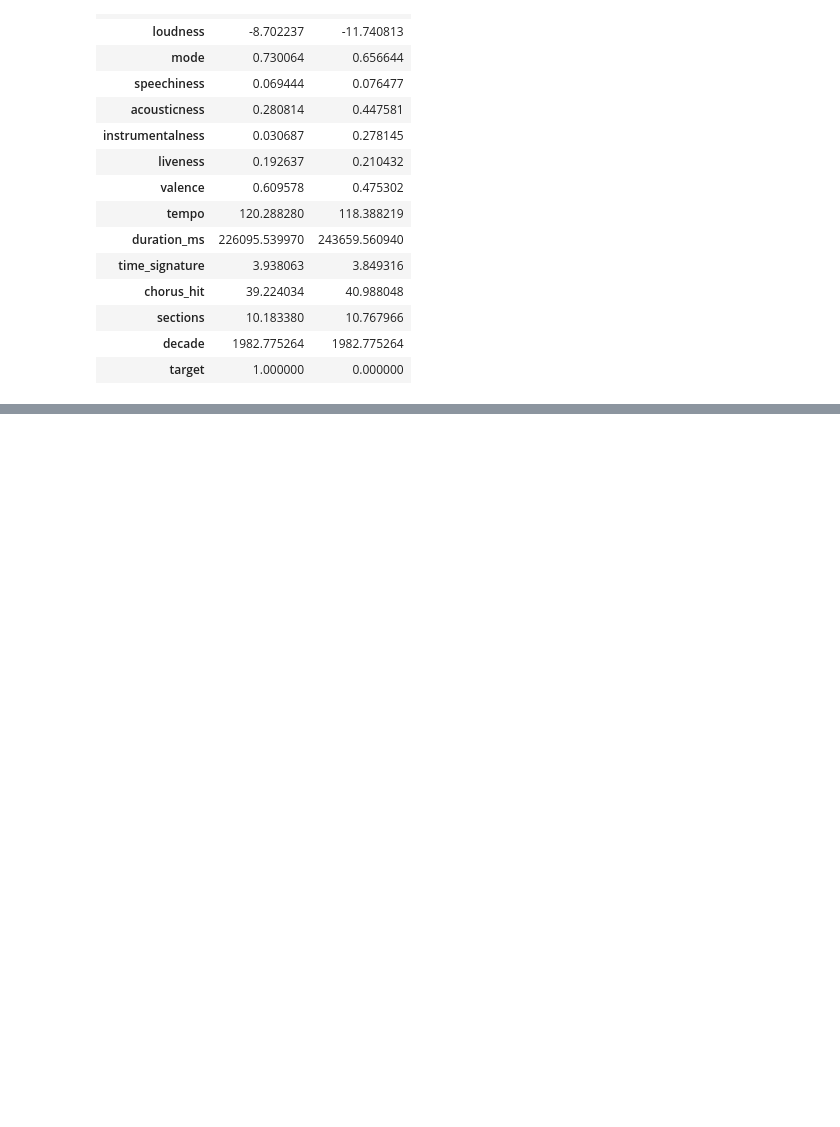
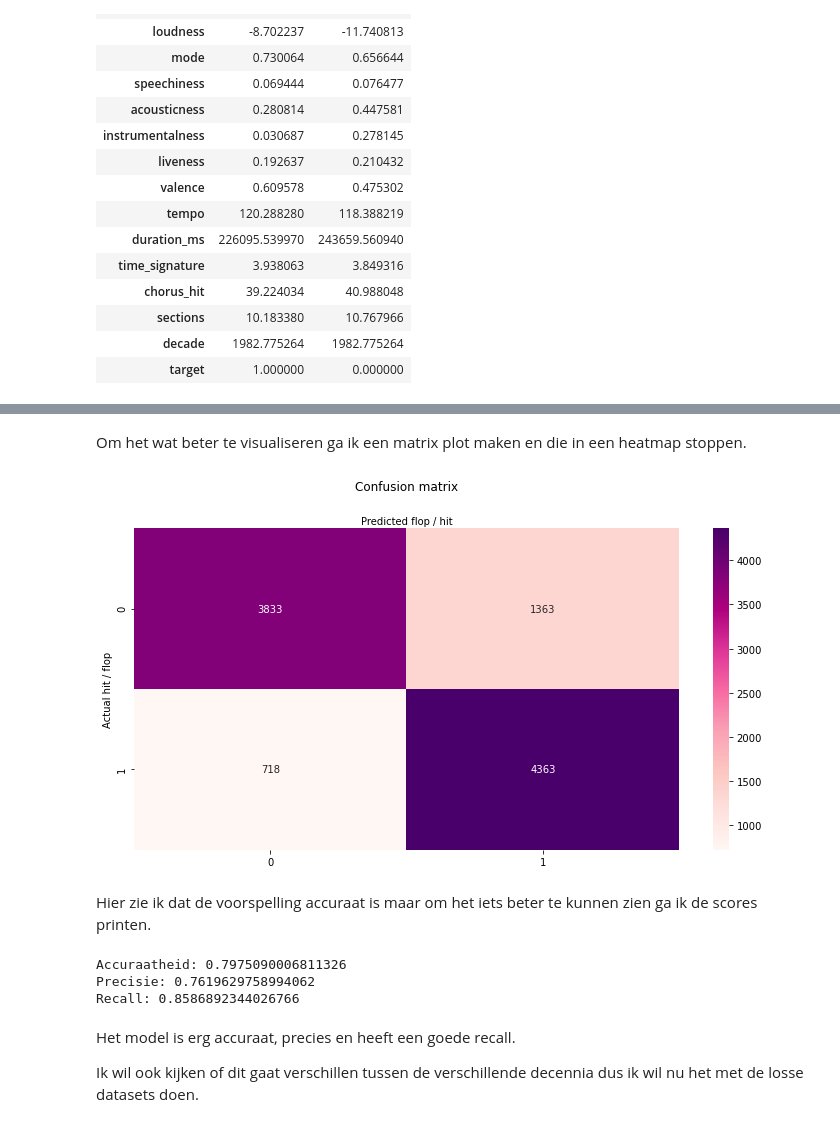
Before and after one commit to Dipsaus2002/Hit-Calculator, a Jupyter notebook: Hit Calculator v2.0 Alpha.ipynb, the cells around one changed output, grey strips where cells are left out. Cells and saved outputs as stored; diff of their text form; code cells hidden in the pictures; blank space fills up the shorter version.

```diff
--- a/Hit Calculator v2.0 Alpha.ipynb
+++ b/Hit Calculator v2.0 Alpha.ipynb
@@ -309,0 +350,61 @@ Hier zie ik een paar kolommen die weinig correlatie hadden met 'target' en die o
+# %%
+from sklearn.model_selection import train_test_split
+from sklearn.ensemble import RandomForestClassifier
+from sklearn.preprocessing import scale
+
+# Hier filter ik de kolommen uit die niet veel toegevoegde waarden hebben zoals de uri en de titel.
+indep_columns = ['danceability', 'energy', 'key', 'loudness',
+       'mode', 'speechiness', 'acousticness', 'instrumentalness', 'liveness',
+       'valence', 'tempo', 'duration_ms', 'time_signature', 'chorus_hit',
+       'sections', 'decade']
+
+# X = dataframes['dataset10s'][indep_columns]
+# y = dataframes['dataset10s']['target']
+
+X = dataset1[indep_columns]
+y = dataset1['target']
+
+X_train,X_test,y_train,y_test=train_test_split(X,y,test_size=0.25,random_state=0) # Hier gebruik ik 75% om te trainen en 25% om te testen
+RF = RandomForestClassifier()
+RF.fit(X_train, y_train)
+y_pred = RF.predict(X_test)
+# %% [markdown]
+Om het wat beter te visualiseren ga ik een matrix plot maken en die in een heatmap stoppen.
+# %%
+# De matrix zelf aanmaken
+from sklearn import metrics
+cnf_matrix = metrics.confusion_matrix(y_test, y_pred)
+cnf_matrix
+
+# Een figure/heatmap maken voor een duidelijkere visualisatie
+mpl.rcParams['figure.figsize']=(10,5)
+class_names=[0,1] # Naam van classes
+fig, ax = plt.subplots()
+tick_marks = np.arange(len(class_names))
+plt.xticks(tick_marks, class_names)
+plt.yticks(tick_marks, class_names)
+
+# Het plotten van de heatmap
+sns.heatmap(pd.DataFrame(cnf_matrix), annot=True, cmap="RdPu" ,fmt='g')
+ax.xaxis.set_label_position("top")
+plt.tight_layout()
+plt.title('Confusion matrix', y=1.1)
+plt.ylabel('Actual hit / flop')
+plt.xlabel('Predicted flop / hit')
+plt.show()
+# %% [output]
+[figure, added]
+# %% [markdown]
+Hier zie ik dat de voorspelling accuraat is maar om het iets beter te kunnen zien ga ik de scores printen.
+# %%
+print("Accuraatheid:",metrics.accuracy_score(y_test, y_pred))
+print("Precisie:",metrics.precision_score(y_test, y_pred))
+print("Recall:",metrics.recall_score(y_test, y_pred))
+# %% [output]
+Accuraatheid: 0.7975090006811326
+Precisie: 0.7619629758994062
+Recall: 0.8586892344026766
+# %% [markdown]
+Het model is erg accuraat, precies en heeft een goede recall.
+
+Ik wil ook kijken of dit gaat verschillen tussen de verschillende decennia dus ik wil nu het met de losse datasets doen.
```
Also changed, not shown: parts of 18 cells of this notebook, 1 other file.
